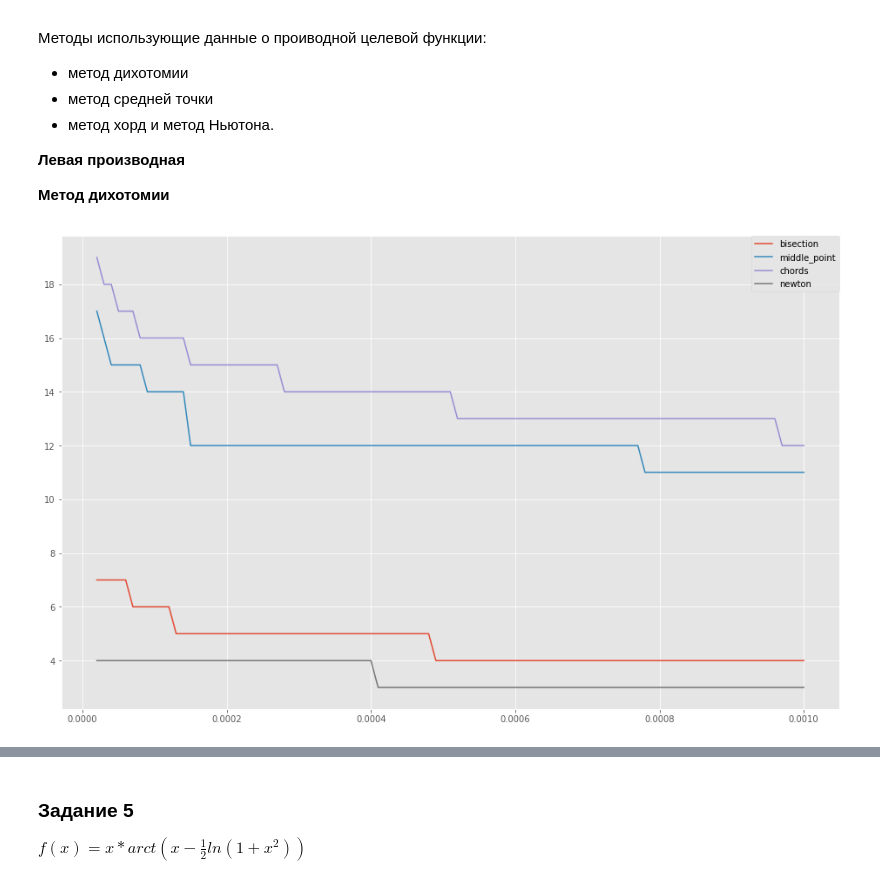
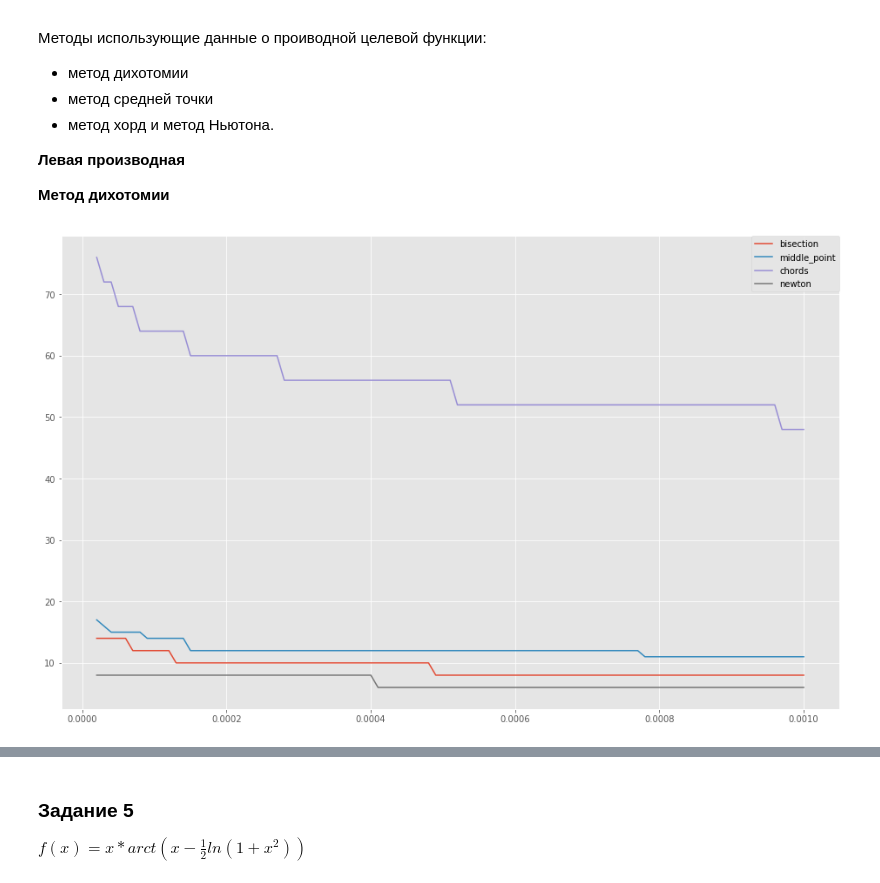
Before and after one commit to helllynx/OptimizationMethods, a Jupyter notebook: Lab1/Lab1.ipynb, the cells around one changed output, grey strips where cells are left out. Cells and saved outputs as stored; diff of their text form; code cells hidden in the pictures.

```diff
--- a/Lab1/Lab1.ipynb
+++ b/Lab1/Lab1.ipynb
@@ -125,7 +131,7 @@ def gss(fun, a, b, e):
     d = a + (b - a) / gr
     while abs(c - d) > e:
         if fun(c) < fun(d):
-            i += 1
+            i += 2
             b = d
         else:
             a = c
@@ -152,12 +158,13 @@ def parabolic_select_helper(fun, a, b, n):
 
 
 def parabolic_interp(fun, a, b, e, n):
-    x0, x1, x2 = parabolic_select_helper(fun, a, b, 100)
+    x0, x1, x2 = parabolic_select_helper(fun, a, b, n)
     i = 0
     f0 = fun(x0)
     f1 = fun(x1)
     f2 = fun(x2)
-
+    X = 0
+    i += 3
     for _ in range(0, n):
         a1 = (f1 - f0) / (x1 - x0)
         a2 = (1 / (x2 - x1)) * (((f2 - f0) / (x2 - x0)) - ((f1 - f0) / (x1 - x0)))
@@ -183,7 +190,7 @@ def parabolic_interp(fun, a, b, e, n):
             x1 = X
             f1 = f_min
 
-print("x_opt = %f\ni = %d" % parabolic_interp(myfunc, a, b, e, 20))
+print("x_opt = %f\ni = %d" % parabolic_interp(myfunc, a, b, e, 50))
 
-%timeit parabolic_interp(myfunc, a, b, e, 20)
+%timeit parabolic_interp(myfunc, a, b, e, 50)
 # %% [output]
@@ -220,9 +227,9 @@ i = 7
 def chords(fun_prime, a, b, e, n):
     i = 0
     for _ in range(0, n):
-        i += 1
         X = a - (fun_prime(a) / (fun_prime(a) - fun_prime(b))) * (a - b)
         f_p = fun_prime(X)
+        i += 4
         if np.abs(f_p) < e:
             return X, i
         else:
@@ -247,9 +254,8 @@ def newton(fun_prime, fun_second, x0, e, n):
     for _ in range(0, n):
         df = fun_prime(x)
         ddf = fun_second(x)
-        i += 1
+        i += 2
         if np.abs(df) < e:
-            i += 1
             return x, i
         else:
             x = x - df / ddf
@@ -323,9 +326,9 @@ Populating the interactive namespace from numpy and matplotlib
 def chords_numeric(fun, diff, a, b, e, n):
     i = 0
     for _ in range(0, n):
-        i += 1
         X = a - (diff(fun, e, a) / (diff(fun, e, a) - diff(fun, e, b))) * (a - b)
         f_p = diff(fun, e, X)
+        i += 4
         if np.abs(f_p) < e:
             return X, i
         else:
@@ -334,18 +337,19 @@ def chords_numeric(fun, diff, a, b, e, n):
             else:
                 a = X
 
+
 def newton_numeric_diff(fun, diff, diff2, x0, e, n):
     x = x0
     i = 0
     for _ in range(0, n):
         df = diff(fun, e, x)
         ddf = diff2(fun, e, x)
+        i += 2
         if np.abs(df) < e:
-            i += 1
             return x, i
         else:
             x = x - df / ddf
-            i += 1
+
 
 def middle_point_numeric(fun, diff, a, b, e, n):
     i = 0
@@ -369,7 +373,7 @@ def bisection_numeric(fun, diff, a, b, e):
             i += 1
             return c, i
         elif diff(fun, e, a) * diff(fun, e, c) < 0:
-            i += 1
+            i += 2
             b = c
         else:
             a = c
@@ -393,34 +397,34 @@ def plot_test_diff(data):
     plt.plot(x, y, label="middle_point")
     x, y = unpack(data.get("chords")[:])
     plt.plot(x, y, label="chords")
     x, y = unpack(data.get("newton")[:])
     plt.plot(x, y, label="newton")
     plt.legend(bbox_to_anchor=(1, 1), loc=1, borderaxespad=0.)
     plt.show()
 
 
 def center(fun, h, x):
     return (fun(x + h) - fun(x - h)) / (2 * h)
 
 
 def center_second(fun, h, x):
     return (fun(x + h) - 2 * fun(x) + fun(x - h)) / (h ** 2)
 
 
 def left(fun, h, x):
     return (fun(x) - fun(x - h)) / h
 
 
 def right(fun, h, x):
     return (fun(x + h) - fun(x)) / h
 
 
 
 data = massive_test_diff(myfunc, center, center_second, a, b, 100, -0.3, 0.001, 0.00001, 0.00001)
 
 plot_test_diff(data)
 # %% [output]
-[figure, old version]
+[figure, new version]
 # %%
 data = massive_test_diff(myfunc, left, center_second, a, b, 100, -0.3, 0.001, 0.00001, 0.00001)
 
```
Also changed, not shown: parts of 17 cells of this notebook, 1 other file.
